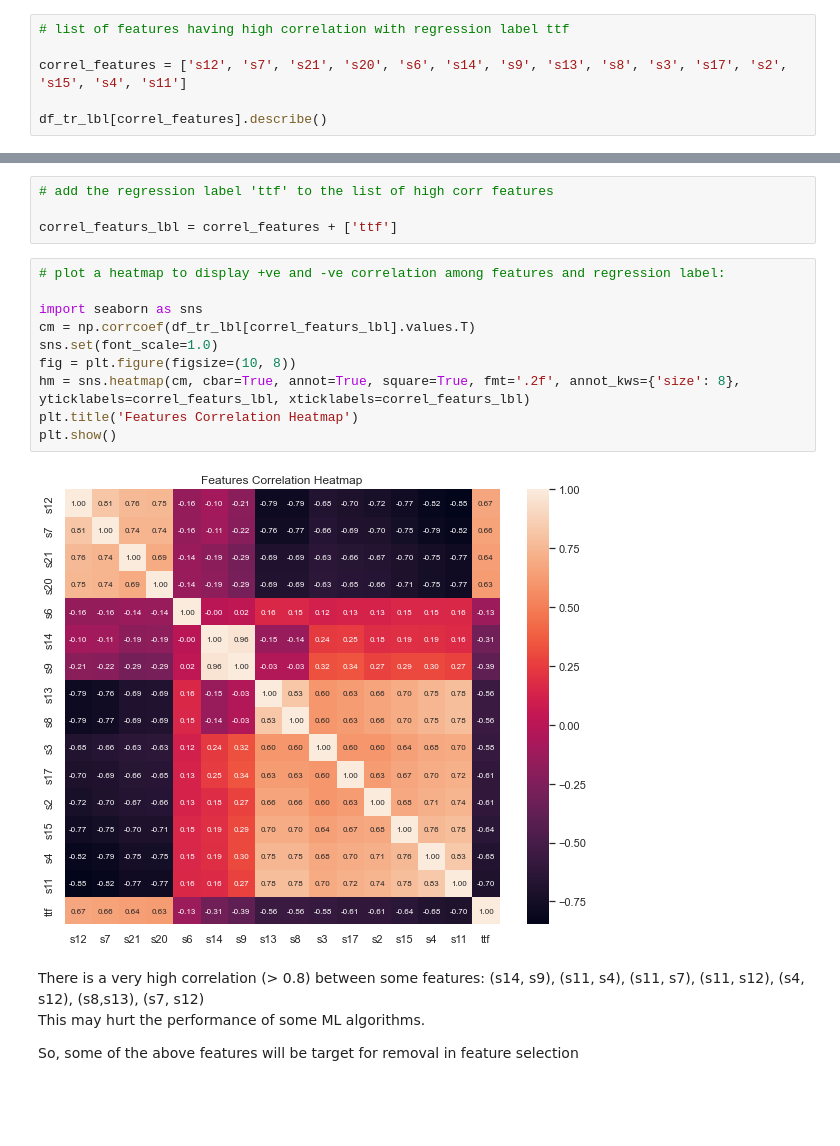
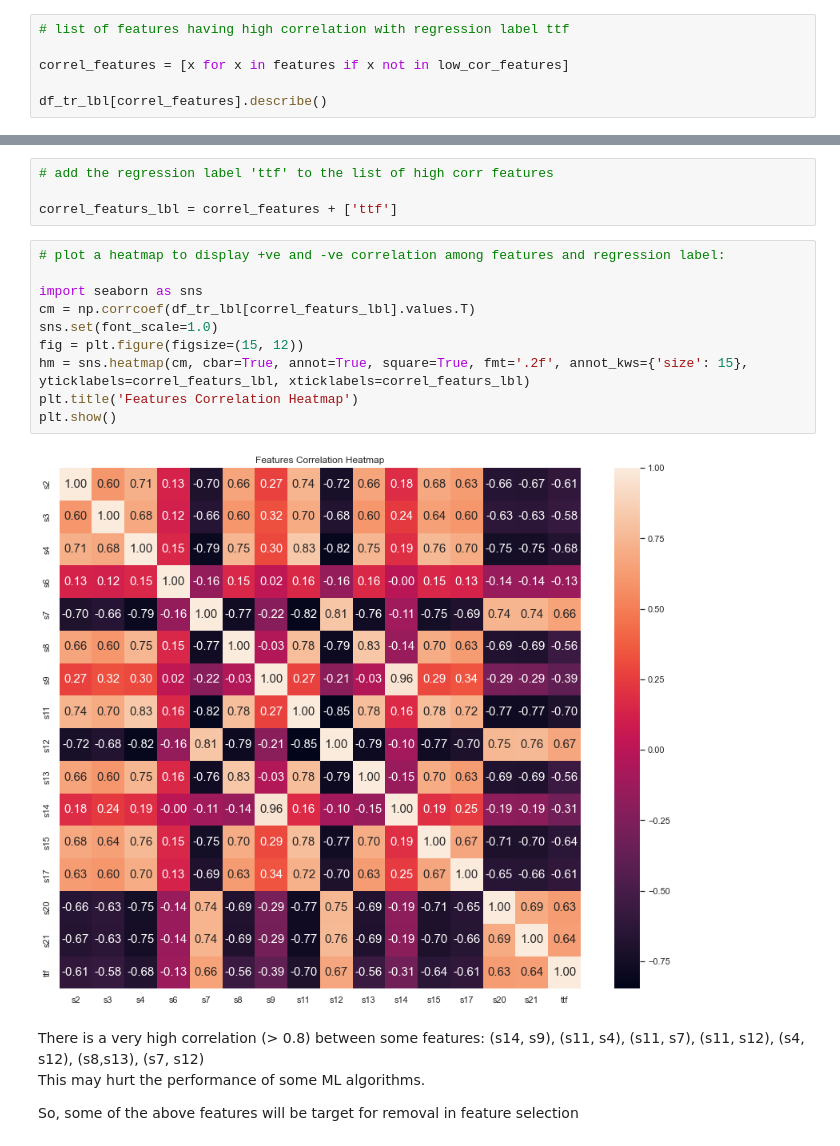
Before and after one commit to Megalodonte/BGHWSW, a Jupyter notebook: Aircraft-pred-main/predictive-maintenance-master/Exploratory Data Analysis.ipynb, the cells around one changed output, grey strips where cells are left out. Drawn from its saved outputs; the diff is of its cells as text; blank space fills up the shorter version.

```diff
--- a/Aircraft-pred-main/predictive-maintenance-master/Exploratory Data Analysis.ipynb
+++ b/Aircraft-pred-main/predictive-maintenance-master/Exploratory Data Analysis.ipynb
@@ -110,7 +110,7 @@ df_tr_lbl[low_cor_features].describe()
 # %%
 # list of features having high correlation with regression label ttf
 
-correl_features = ['s12', 's7', 's21', 's20', 's6', 's14', 's9', 's13', 's8', 's3', 's17', 's2', 's15', 's4', 's11']
+correl_features = [x for x in features if x not in low_cor_features]
 
 df_tr_lbl[correl_features].describe()
 # %% [output]
@@ -134,15 +134,15 @@ correl_featurs_lbl = correl_features + ['ttf']
 # %%
 # plot a heatmap to display +ve and -ve correlation among features and regression label:
 
 import seaborn as sns
 cm = np.corrcoef(df_tr_lbl[correl_featurs_lbl].values.T)
 sns.set(font_scale=1.0)
-fig = plt.figure(figsize=(10, 8))
-hm = sns.heatmap(cm, cbar=True, annot=True, square=True, fmt='.2f', annot_kws={'size': 8}, yticklabels=correl_featurs_lbl, xticklabels=correl_featurs_lbl)
+fig = plt.figure(figsize=(15, 12))
+hm = sns.heatmap(cm, cbar=True, annot=True, square=True, fmt='.2f', annot_kws={'size': 15}, yticklabels=correl_featurs_lbl, xticklabels=correl_featurs_lbl)
 plt.title('Features Correlation Heatmap')
 plt.show()
 # %% [output]
-[figure, old version]
+[figure, new version]
 # %% [markdown]
 
 There is a very high correlation (> 0.8) between some features: (s14, s9), (s11, s4), (s11, s7), (s11, s12), (s4, s12), (s8,s13),  (s7, s12)
```
Also changed, not shown: parts of 15 cells of this notebook, 1 other file.
